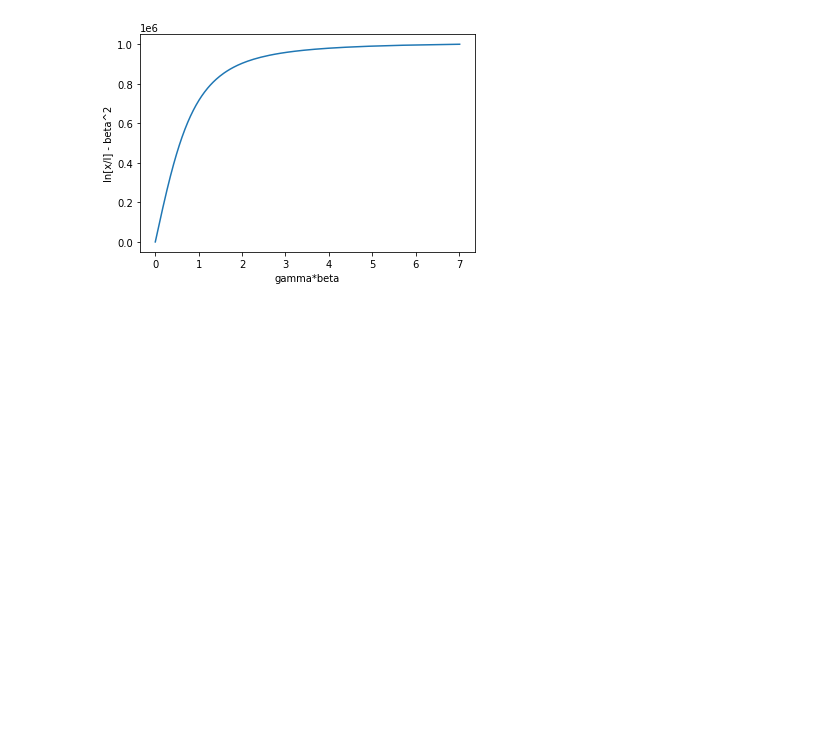
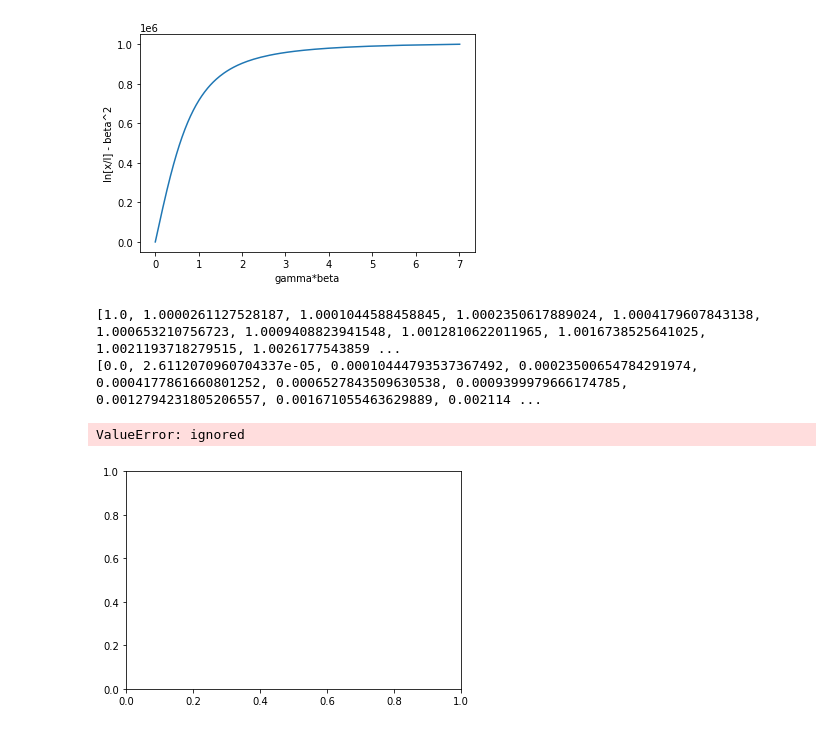
Before and after one commit to Victor17in/PythonCurso, a Jupyter notebook: Cópia_de_Projeto_1_FernandaA_Flavia_Victor.ipynb, the cells around one changed output. Cells and saved outputs as stored; diff of their text form; code cells hidden in the pictures; blank space fills up the shorter version.

```diff
--- a/Cópia_de_Projeto_1_FernandaA_Flavia_Victor.ipynb
+++ b/Cópia_de_Projeto_1_FernandaA_Flavia_Victor.ipynb
@@ -205,3 +205,35 @@ plt.show()
 # %% [output]
 [4.56333409910784e-33, 1.587526087999488e-33, 8.21257310481067e-34, 5.0775125891481605e-34, 3.480988377572967e-34, 2.5458976624913066e-34, 1.951779574438766e-34, 1.5485609993011201e-34, 1.260054694728 ...
 [figure]
+# %%
+# Calculando Beta para eq. de Bethe-Block
+# Valores estranhos quando usamos GammaBeta sendo a exponencial de [0.1, ..., 100]
+LogGammaBeta = np.linspace(0.1, 100, 1000)
+GammaBeta = np.exp(LogGammaBeta)
+
+Gamma2 = []
+Beta2 = []
+for i in gammabetaquadradolist:
+  Gamma2.append(i + 1)
+
+for i in Gamma2:
+  Beta2.append(1 - 1/i)
+print(Gamma2)
+print(Beta2)
+
+
+# Calculando Beta para eq. de Bethe-Block
+# Valores bem mais comportados
+GammaBeta = np.linspace(0.1, 100, 1000)
+Gamma2 = GammaBeta**2 + 1
+Beta2 = 1 - 1/Gamma2
+
+plt.plot(GammaBeta,menosdEsobredxlist)
+plt.xlabel("gamma*beta")
+plt.ylabel("ln[x/I] - beta^2")
+plt.show()
+# %% [output]
+[1.0, 1.0000261127528187, 1.0001044588458845, 1.0002350617889024, 1.0004179607843138, 1.000653210756723, 1.0009408823941548, 1.0012810622011965, 1.0016738525641025, 1.0021193718279515, 1.0026177543859 ...
+[0.0, 2.6112070960704337e-05, 0.00010444793537367492, 0.00023500654784291974, 0.0004177861660801252, 0.0006527843509630538, 0.0009399979666174785, 0.0012794231805206557, 0.001671055463629889, 0.002114 ...
+ValueError: ignored
+[figure, added]
```
